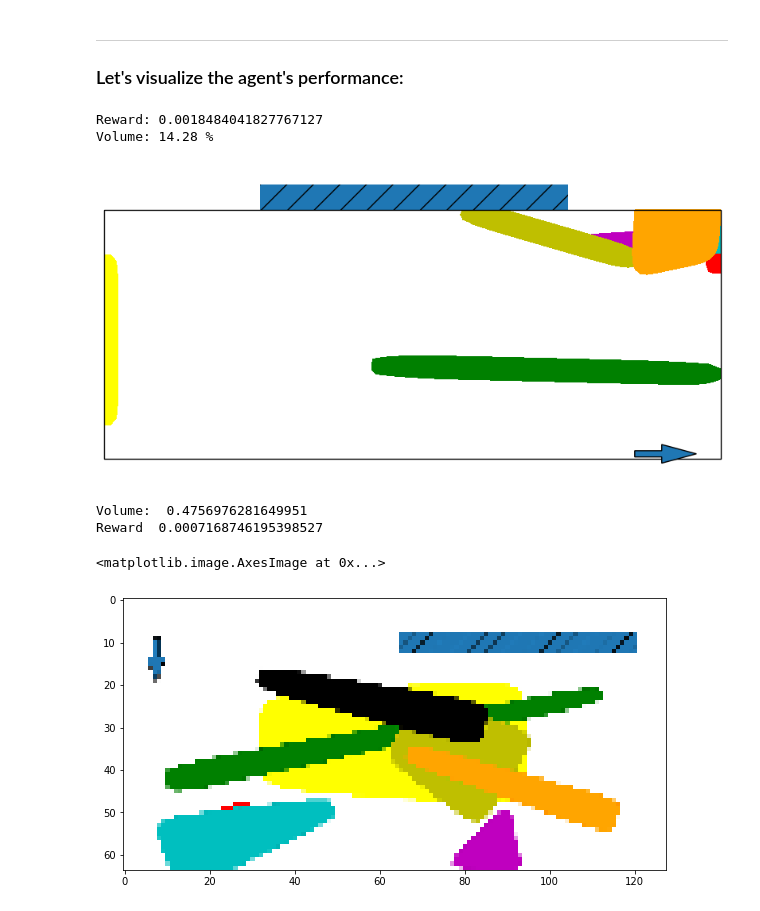
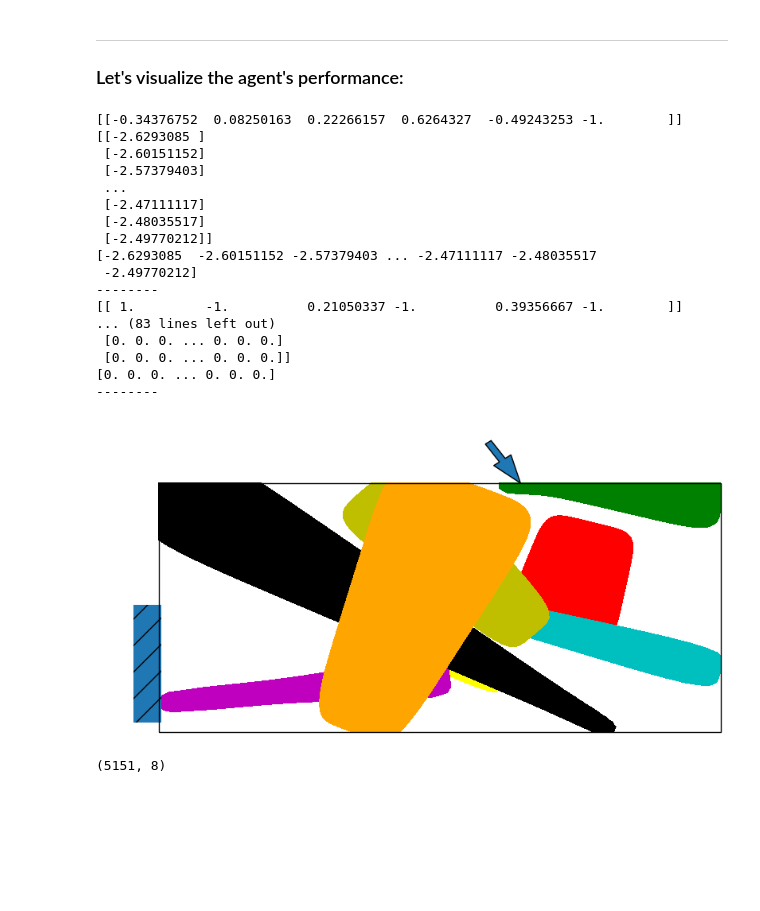
Before and after one commit to ThomasRochefortB/sogym, a Jupyter notebook: tutorial.ipynb, the cells around one changed output. Saved outputs shown, nothing was run; the diff lists cells and outputs as text; code cells hidden in the pictures; blank space fills up the shorter version.

```diff
--- a/tutorial.ipynb
+++ b/tutorial.ipynb
@@ -32,7 +33,7 @@ Number of unique BC + desired volume frac combinations in the test distribution:
 # %%
 # Let's visualize the training environment on a random problem statement and visualize a 'successful' solution:
 reward = 0.0
-while reward<8e-3:
+while reward<1e-3:
     obs = train_env.reset()
     done = False
     while not done:
@@ -40,5 +41,6 @@ while reward<8e-3:
         obs, reward, done, info = train_env.step(action)
 print("Volume: ", train_env.volume)
 print("Reward ",reward)
+
 train_env.plot()
 # %% [output]
@@ -88,7 +77,7 @@ env
 # Let's  test that an eval callback actually works:
 from stable_baselines3.common.callbacks import EvalCallback, CallbackList
 
-eval_callback = EvalCallback(eval_env,log_path='tb_logs',eval_freq=500,deterministic=True,render=False)
+eval_callback = EvalCallback(eval_env,log_path='tb_logs',eval_freq=100,deterministic=True,render=False)
 callback = CallbackList([eval_callback,
                          FigureRecorderCallback(check_freq=8*32)])
 # %% [markdown]
@@ -107,9 +96,7 @@ model = PPO("MultiInputPolicy",
 ---
 ### Training
 # %%
-model.learn(4096*8,
-            callback=callback,
-            tb_log_name='PPO_test')
+model.learn(4096*4,callback=callback,tb_log_name='PPO_test')
 model.save('model_saved',)
 env.save('env_saved.pkl')
 # %% [output]
@@ -118,43 +120,51 @@ AssertionError: Training and eval env are not wrapped the same way, see https://
 ---
 ### Let's visualize the agent's performance:
 # %%
-env=sogym(mode='test')
+env=sogym(mode='test',observation_type='dense')
 env = make_vec_env(lambda:env, n_envs=1,vec_env_cls=SubprocVecEnv)
 env = VecNormalize.load('env_saved.pkl',env)
 env.training=False
 env.norm_reward=False
 model=model.load('model_saved')
-model.set_env(env)
+#model.set_env(env)
 # %%
 obs=env.reset()
 dones=False
+
 while dones== False:
-    action, _states = model.predict(obs,deterministic=True)
+    action, _states = model.predict(obs,deterministic=False)
+    print(action)
     obs, rewards, dones, info = env.step(action)
-print("Reward:",rewards[0])
-print("Volume:",np.round(env.get_attr('volume')[0]*100,2),"%")
+    print(env.get_attr('Phi')[0])
+    print(env.get_attr('Phi')[0][:,-1])
+    print('--------')
+
+#print("Reward:",rewards[0])
+#print("Volume:",np.round(env.get_attr('volume')[0]*100,2),"%")
 fig=env.env_method('plot')[0]
+#fig = env.render()
+
 fig
 # %% [output]
-Reward: 0.0018484041827767127
-Volume: 14.28 %
+[[-0.34376752  0.08250163  0.22266157  0.6264327  -0.49243253 -1.        ]]
+[[-2.6293085 ]
+ [-2.60151152]
+ [-2.57379403]
+ ...
+ [-2.47111117]
+ [-2.48035517]
+ [-2.49770212]]
+[-2.6293085  -2.60151152 -2.57379403 ... -2.47111117 -2.48035517
+ -2.49770212]
+--------
+[[ 1.         -1.          0.21050337 -1.          0.39356667 -1.        ]]
+... (83 lines left out)
+ [0. 0. 0. ... 0. 0. 0.]
+ [0. 0. 0. ... 0. 0. 0.]]
+[0. 0. 0. ... 0. 0. 0.]
+--------
-[figure, old version]
+[figure, new version]
-# %%
-# Allright, let's now test the environment with the image observation:
-train_env = sogym(mode='train',observation_type='image')
-# Let's visualize the training environment on a random problem statement and visualize a 'successful' solution:
-reward = 0.0
-while reward==0.0:
-    obs = train_env.reset()
-    done = False
-    while not done:
-        action = train_env.action_space.sample()
-        obs, reward, done, info = train_env.step(action)
-print("Volume: ", train_env.volume)
-print("Reward ",reward)
-plt.imshow(obs['image'])
-# %% [output]
-Volume:  0.4756976281649951
-Reward  0.0007168746195398527
-<matplotlib.image.AxesImage at 0x...>
-[figure, removed]
+# %%
+env.get_attr('Phi')[0].shape
+# %% [output]
+(5151, 8)
```
Also changed, not shown: parts of 10 cells of this notebook, 3 other files.
